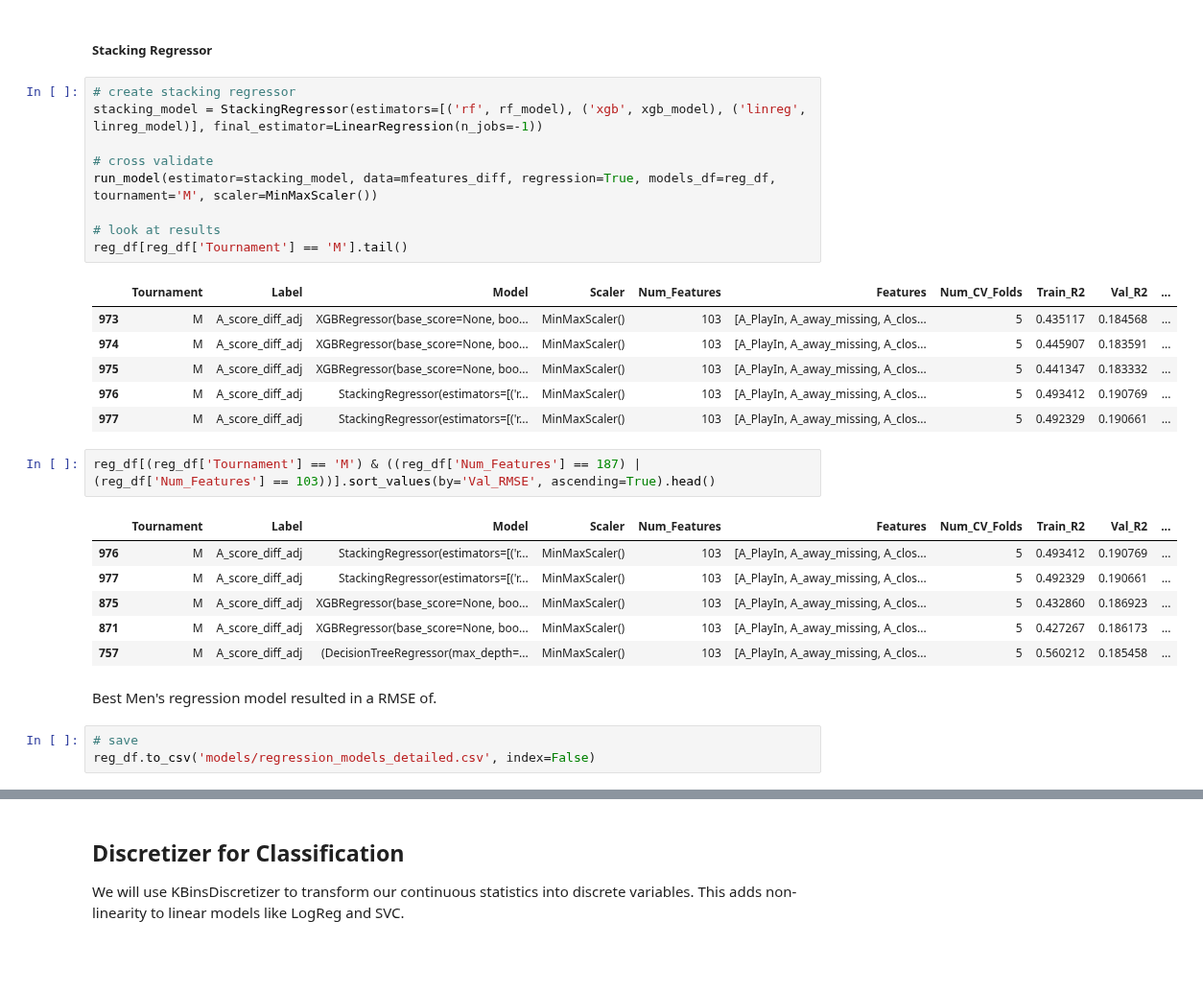
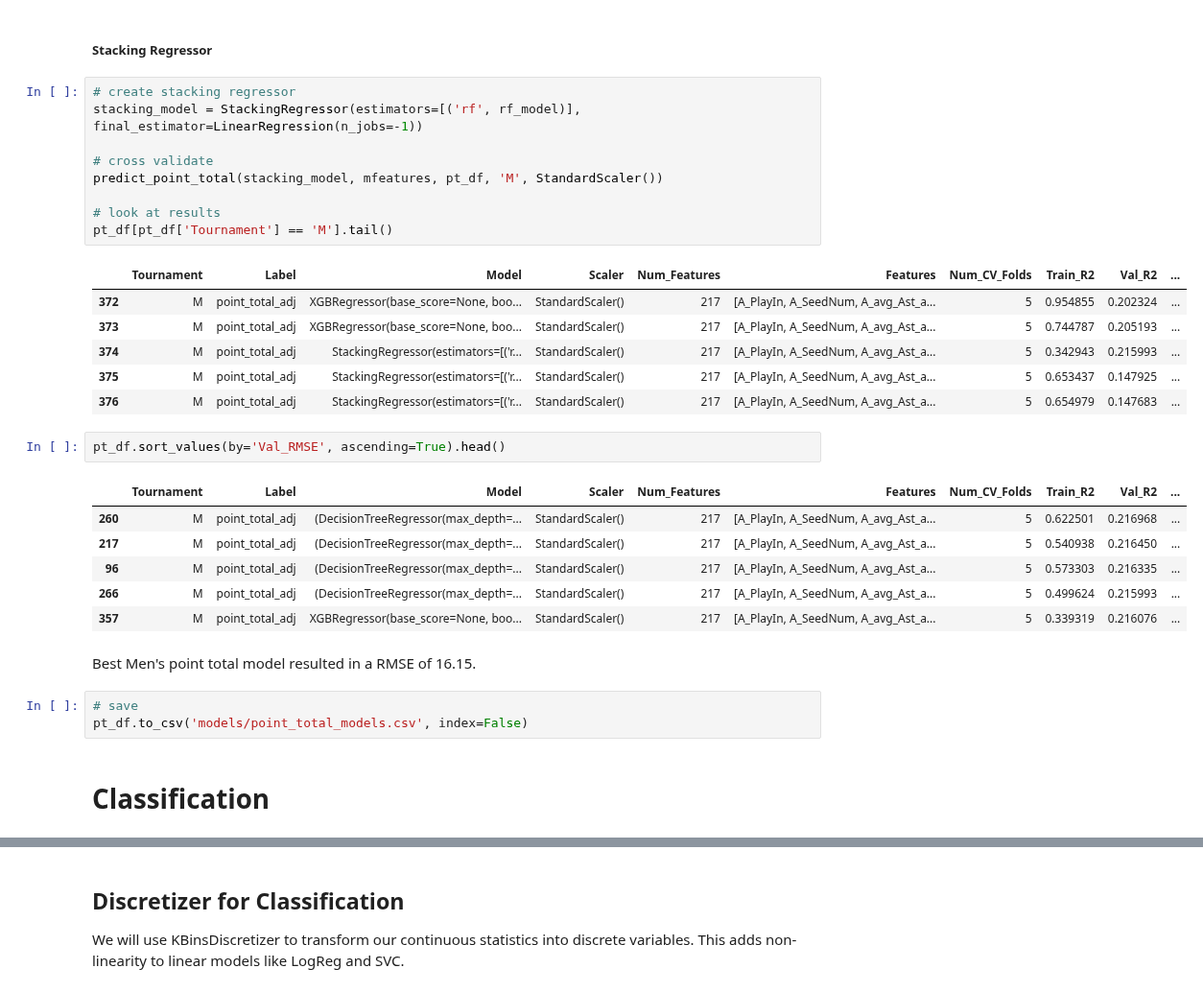
Before and after one commit to heefjones/march_madness, a Jupyter notebook: preds_detailed_point_total.ipynb, the cells around one changed output, grey strips where cells are left out. Shown at 96% size. Saved outputs shown, nothing was run; the diff lists cells and outputs as text; blank space fills up the shorter version.

```diff
--- a/preds_detailed_point_total.ipynb
+++ b/preds_detailed_point_total.ipynb
@@ -770,31 +725,33 @@ plot_preds(mfeatures, rf_model, scaler=StandardScaler(), 'XGBRegressor Predictio
 ##### Stacking Regressor
 # %%
 # create stacking regressor
-stacking_model = StackingRegressor(estimators=[('rf', rf_model), ('xgb', xgb_model), ('linreg', linreg_model)], final_estimator=LinearRegression(n_jobs=-1))
+stacking_model = StackingRegressor(estimators=[('rf', rf_model)], final_estimator=LinearRegression(n_jobs=-1))
 
 # cross validate
-run_model(estimator=stacking_model, data=mfeatures_diff, regression=True, models_df=reg_df, tournament='M', scaler=MinMaxScaler())
+predict_point_total(stacking_model, mfeatures, pt_df, 'M', StandardScaler())
 
 # look at results
-reg_df[reg_df['Tournament'] == 'M'].tail()
+pt_df[pt_df['Tournament'] == 'M'].tail()
 # %% [output]
 |  | Tournament | Label | Model | Scaler | Num_Features | Features | Num_CV_Folds | Train_R2 | Val_R2 | ... |
-| 973 | M | A_score_diff_adj | XGBRegressor(base_score=None, boo... | MinMaxScaler() | 103 | [A_PlayIn, A_away_missing, A_clos... | 5 | 0.435117 | 0.184568 | ... |
-| 974 | M | A_score_diff_adj | XGBRegressor(base_score=None, boo... | MinMaxScaler() | 103 | [A_PlayIn, A_away_missing, A_clos... | 5 | 0.445907 | 0.183591 | ... |
-| 975 | M | A_score_diff_adj | XGBRegressor(base_score=None, boo... | MinMaxScaler() | 103 | [A_PlayIn, A_away_missing, A_clos... | 5 | 0.441347 | 0.183332 | ... |
-| 976 | M | A_score_diff_adj | StackingRegressor(estimators=[('r... | MinMaxScaler() | 103 | [A_PlayIn, A_away_missing, A_clos... | 5 | 0.493412 | 0.190769 | ... |
-| 977 | M | A_score_diff_adj | StackingRegressor(estimators=[('r... | MinMaxScaler() | 103 | [A_PlayIn, A_away_missing, A_clos... | 5 | 0.492329 | 0.190661 | ... |
+| 372 | M | point_total_adj | XGBRegressor(base_score=None, boo... | StandardScaler() | 217 | [A_PlayIn, A_SeedNum, A_avg_Ast_a... | 5 | 0.954855 | 0.202324 | ... |
+| 373 | M | point_total_adj | XGBRegressor(base_score=None, boo... | StandardScaler() | 217 | [A_PlayIn, A_SeedNum, A_avg_Ast_a... | 5 | 0.744787 | 0.205193 | ... |
+| 374 | M | point_total_adj | StackingRegressor(estimators=[('r... | StandardScaler() | 217 | [A_PlayIn, A_SeedNum, A_avg_Ast_a... | 5 | 0.342943 | 0.215993 | ... |
+| 375 | M | point_total_adj | StackingRegressor(estimators=[('r... | StandardScaler() | 217 | [A_PlayIn, A_SeedNum, A_avg_Ast_a... | 5 | 0.653437 | 0.147925 | ... |
+| 376 | M | point_total_adj | StackingRegressor(estimators=[('r... | StandardScaler() | 217 | [A_PlayIn, A_SeedNum, A_avg_Ast_a... | 5 | 0.654979 | 0.147683 | ... |
 # %%
-reg_df[(reg_df['Tournament'] == 'M') & ((reg_df['Num_Features'] == 187) | (reg_df['Num_Features'] == 103))].sort_values(by='Val_RMSE', ascending=True).head()
+pt_df.sort_values(by='Val_RMSE', ascending=True).head()
 # %% [output]
 |  | Tournament | Label | Model | Scaler | Num_Features | Features | Num_CV_Folds | Train_R2 | Val_R2 | ... |
-| 976 | M | A_score_diff_adj | StackingRegressor(estimators=[('r... | MinMaxScaler() | 103 | [A_PlayIn, A_away_missing, A_clos... | 5 | 0.493412 | 0.190769 | ... |
-| 977 | M | A_score_diff_adj | StackingRegressor(estimators=[('r... | MinMaxScaler() | 103 | [A_PlayIn, A_away_missing, A_clos... | 5 | 0.492329 | 0.190661 | ... |
-| 875 | M | A_score_diff_adj | XGBRegressor(base_score=None, boo... | MinMaxScaler() | 103 | [A_PlayIn, A_away_missing, A_clos... | 5 | 0.432860 | 0.186923 | ... |
-| 871 | M | A_score_diff_adj | XGBRegressor(base_score=None, boo... | MinMaxScaler() | 103 | [A_PlayIn, A_away_missing, A_clos... | 5 | 0.427267 | 0.186173 | ... |
-| 757 | M | A_score_diff_adj | (DecisionTreeRegressor(max_depth=... | MinMaxScaler() | 103 | [A_PlayIn, A_away_missing, A_clos... | 5 | 0.560212 | 0.185458 | ... |
+| 260 | M | point_total_adj | (DecisionTreeRegressor(max_depth=... | StandardScaler() | 217 | [A_PlayIn, A_SeedNum, A_avg_Ast_a... | 5 | 0.622501 | 0.216968 | ... |
+| 217 | M | point_total_adj | (DecisionTreeRegressor(max_depth=... | StandardScaler() | 217 | [A_PlayIn, A_SeedNum, A_avg_Ast_a... | 5 | 0.540938 | 0.216450 | ... |
+| 96 | M | point_total_adj | (DecisionTreeRegressor(max_depth=... | StandardScaler() | 217 | [A_PlayIn, A_SeedNum, A_avg_Ast_a... | 5 | 0.573303 | 0.216335 | ... |
+| 266 | M | point_total_adj | (DecisionTreeRegressor(max_depth=... | StandardScaler() | 217 | [A_PlayIn, A_SeedNum, A_avg_Ast_a... | 5 | 0.499624 | 0.215993 | ... |
+| 357 | M | point_total_adj | XGBRegressor(base_score=None, boo... | StandardScaler() | 217 | [A_PlayIn, A_SeedNum, A_avg_Ast_a... | 5 | 0.339319 | 0.216076 | ... |
 # %% [markdown]
-Best Men's regression model resulted in a RMSE of.
+Best Men's point total model resulted in a RMSE of 16.15.
 # %%
 # save
-reg_df.to_csv('models/regression_models_detailed.csv', index=False)
+pt_df.to_csv('models/point_total_models.csv', index=False)
+# %% [markdown]
+# Classification
```
Also changed, not shown: parts of 26 cells of this notebook.
